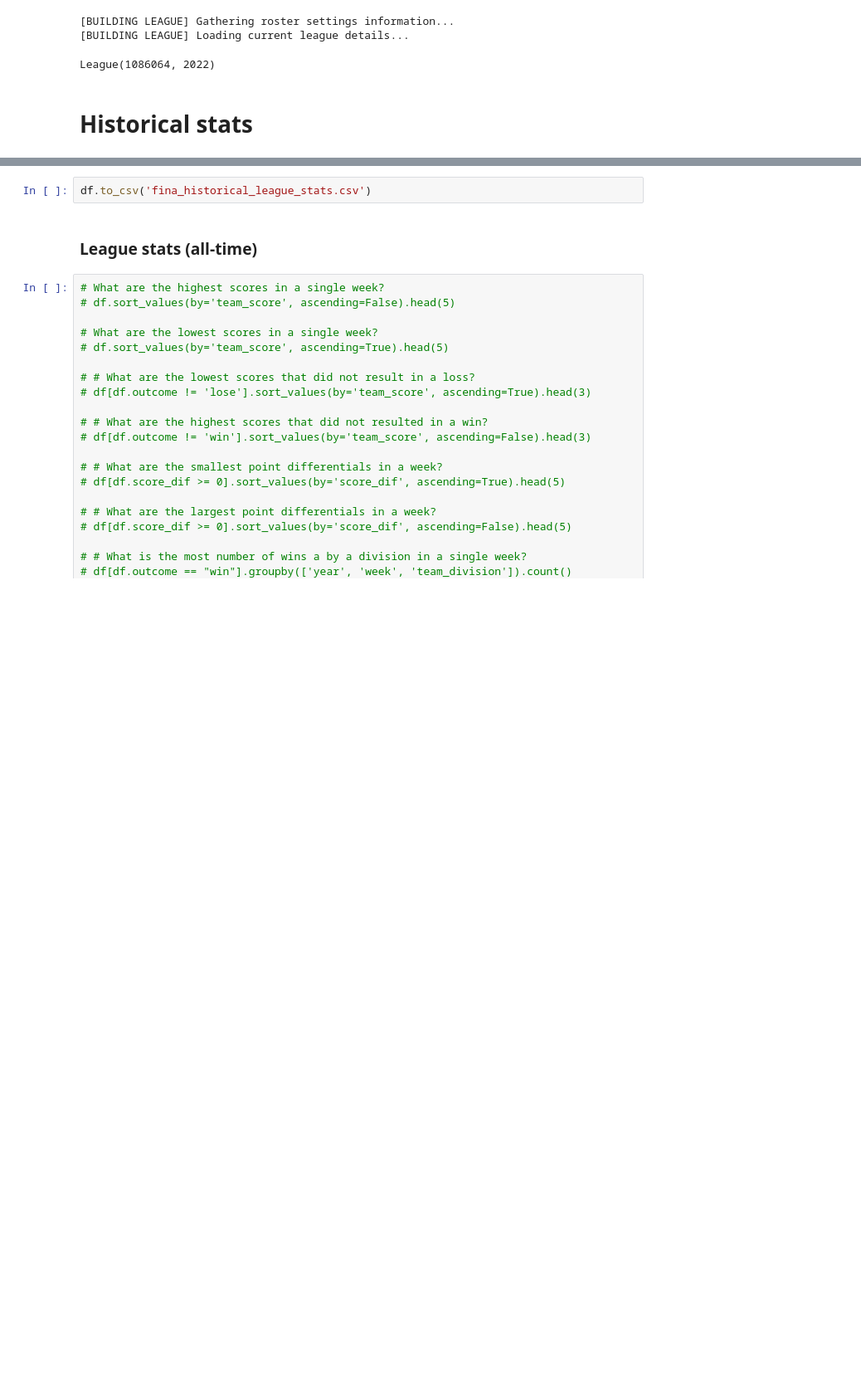
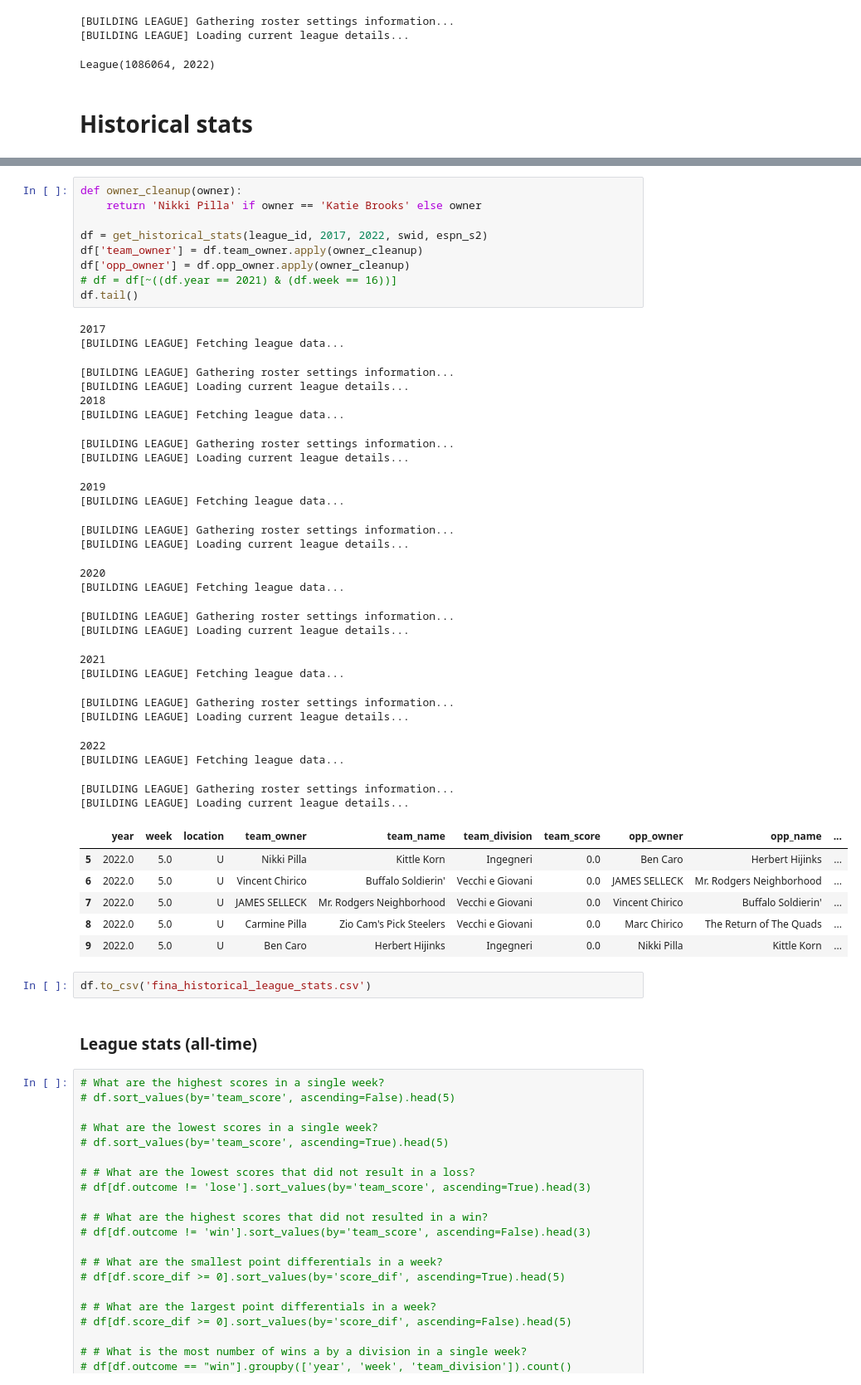
Before and after one commit to DesiPilla/espn-api-v3, a Jupyter notebook: src/new espn.ipynb, the cells around one changed output, grey strips where cells are left out. Shown at 83% size. Drawn from its saved outputs; the diff is of its cells as text; blank space fills up the shorter version.

```diff
--- a/src/new espn.ipynb
+++ b/src/new espn.ipynb
@@ -102,3 +42,43 @@ df.tail()
+# %%
+def owner_cleanup(owner):
+    return 'Nikki Pilla' if owner == 'Katie Brooks' else owner
+
+df = get_historical_stats(league_id, 2017, 2022, swid, espn_s2)
+df['team_owner'] = df.team_owner.apply(owner_cleanup)
+df['opp_owner'] = df.opp_owner.apply(owner_cleanup)
+# df = df[~((df.year == 2021) & (df.week == 16))]
+df.tail()
+# %% [output]
+2017
+[BUILDING LEAGUE] Fetching league data...
+[BUILDING LEAGUE] Gathering roster settings information...
+[BUILDING LEAGUE] Loading current league details...
+2018
+[BUILDING LEAGUE] Fetching league data...
+[BUILDING LEAGUE] Gathering roster settings information...
+[BUILDING LEAGUE] Loading current league details...
+2019
+[BUILDING LEAGUE] Fetching league data...
+[BUILDING LEAGUE] Gathering roster settings information...
+[BUILDING LEAGUE] Loading current league details...
+2020
+[BUILDING LEAGUE] Fetching league data...
+[BUILDING LEAGUE] Gathering roster settings information...
+[BUILDING LEAGUE] Loading current league details...
+2021
+[BUILDING LEAGUE] Fetching league data...
+[BUILDING LEAGUE] Gathering roster settings information...
+[BUILDING LEAGUE] Loading current league details...
+2022
+[BUILDING LEAGUE] Fetching league data...
+[BUILDING LEAGUE] Gathering roster settings information...
+[BUILDING LEAGUE] Loading current league details...
+|  | year | week | location | team_owner | team_name | team_division | team_score | opp_owner | opp_name | ... |
+| 5 | 2022.0 | 5.0 | U | Nikki Pilla | Kittle Korn | Ingegneri | 0.0 | Ben Caro | Herbert Hijinks | ... |
+| 6 | 2022.0 | 5.0 | U | Vincent Chirico | Buffalo Soldierin' | Vecchi e Giovani | 0.0 | JAMES SELLECK | Mr. Rodgers Neighborhood | ... |
+| 7 | 2022.0 | 5.0 | U | JAMES SELLECK | Mr. Rodgers Neighborhood | Vecchi e Giovani | 0.0 | Vincent Chirico | Buffalo Soldierin' | ... |
+| 8 | 2022.0 | 5.0 | U | Carmine Pilla | Zio Cam's Pick Steelers | Vecchi e Giovani | 0.0 | Marc Chirico | The Return of The Quads | ... |
+| 9 | 2022.0 | 5.0 | U | Ben Caro | Herbert Hijinks | Ingegneri | 0.0 | Nikki Pilla | Kittle Korn | ... |
 # %%
 df.to_csv('fina_historical_league_stats.csv')
 # %% [markdown]
```
Also changed, not shown: parts of 2 cells of this notebook, 4 other files.
